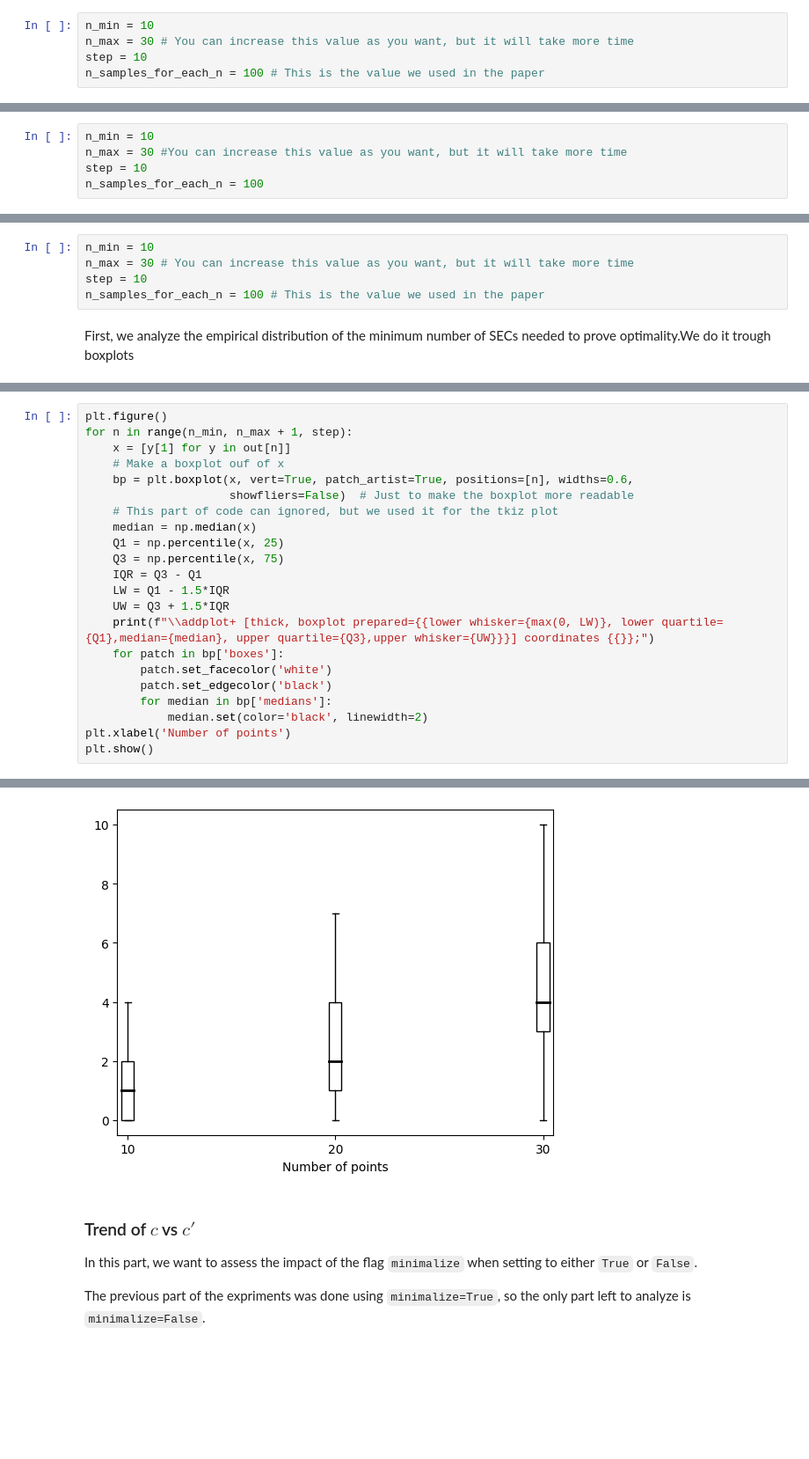
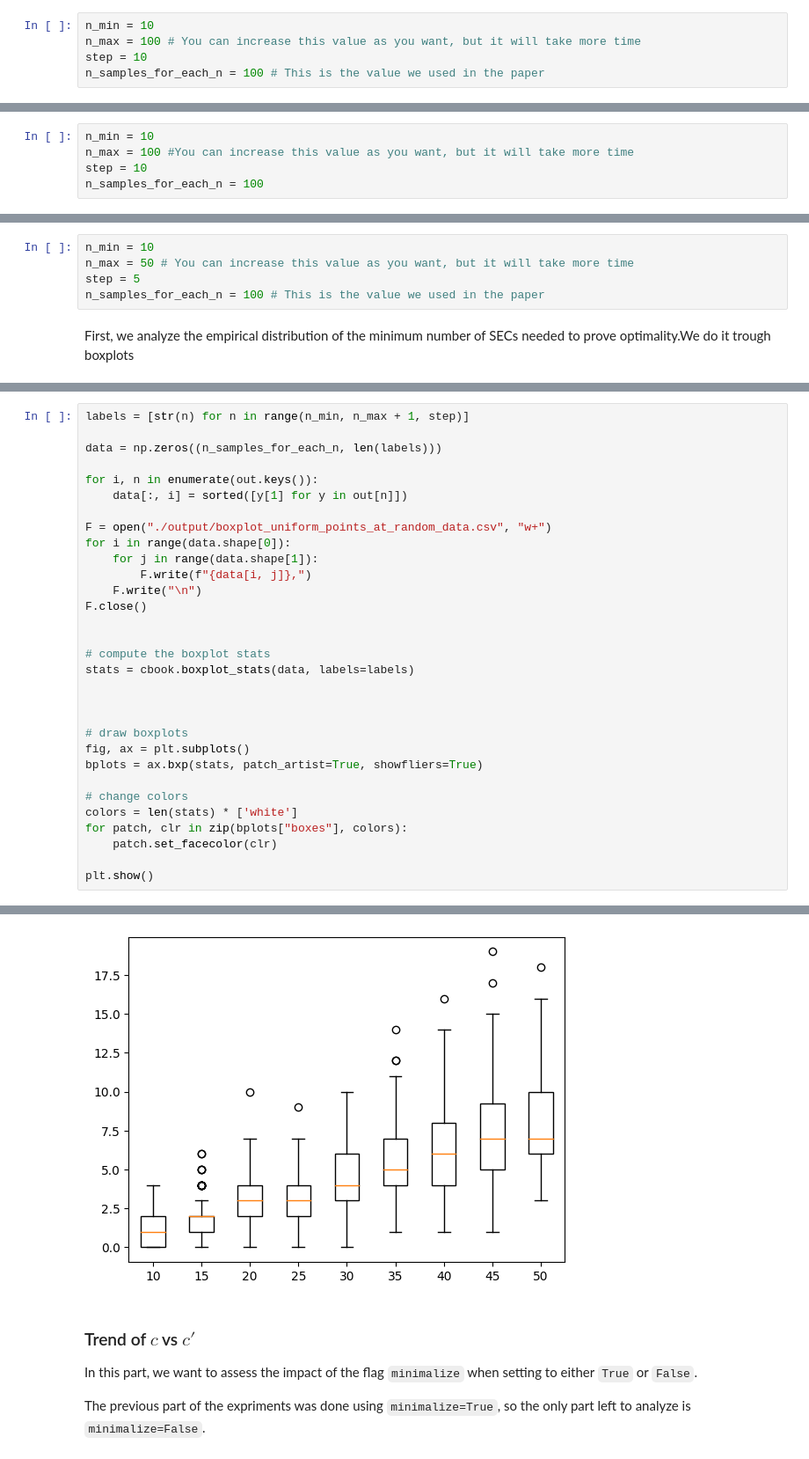
Before and after one commit to eleonoravercesi/complexity_DFJ_few_subtour, a Jupyter notebook: random.ipynb, the cells around one changed output, grey strips where cells are left out. Shown: that part at 88% size. Saved outputs shown, nothing was run; the diff lists cells and outputs as text; blank space fills up the shorter version.

Commit message:
Updating random with fliers

```diff
--- a/random.ipynb
+++ b/random.ipynb
@@ -19,7 +20,7 @@ from tqdm import tqdm
 ## Random instances where the costs are drawn at random from a uniform distribution
 # %%
 n_min = 10
-n_max = 30 # You can increase this value as you want, but it will take more time
+n_max = 100 # You can increase this value as you want, but it will take more time
 step = 10
 n_samples_for_each_n = 100 # This is the value we used in the paper
 # %%
@@ -116,7 +127,7 @@ plt.show()
 ## Random instances where the costs are drawn at random from an exponential distribution
 # %%
 n_min = 10
-n_max = 30 #You can increase this value as you want, but it will take more time
+n_max = 100 #You can increase this value as you want, but it will take more time
 step = 10
 n_samples_for_each_n = 100
 # %%
@@ -210,8 +227,8 @@ plt.show()
 In this case, run the `ialg` algorithm on bigger instances is much harder. Hence, we will analyze the distribution of the minimum number of SECs for smaller instances.
 # %%
 n_min = 10
-n_max = 30 # You can increase this value as you want, but it will take more time
-step = 10
+n_max = 50 # You can increase this value as you want, but it will take more time
+step = 5
 n_samples_for_each_n = 100 # This is the value we used in the paper
 # %% [markdown]
 First, we
@@ -248,23 +268,32 @@ for n in tqdm(range(n_min, n_max + 1, step)):
 # %%
-plt.figure()
-for n in range(n_min, n_max + 1, step):
-    x = [y[1] for y in out[n]]
-    # Make a boxplot ouf of x
-    bp = plt.boxplot(x, vert=True, patch_artist=True, positions=[n], widths=0.6,
-                     showfliers=False)  # Just to make the boxplot more readable
-    # This part of code can ignored, but we used it for the tkiz plot
-    median = np.median(x)
-    Q1 = np.percentile(x, 25)
-    Q3 = np.percentile(x, 75)
-    IQR = Q3 - Q1
-    LW = Q1 - 1.5*IQR
-    UW = Q3 + 1.5*IQR
-    print(f"\\addplot+ [thick, boxplot prepared={{lower whisker={max(0, LW)}, lower quartile={Q1},median={median}, upper quartile={Q3},upper whisker={UW}}}] coordinates {{}};")
-    for patch in bp['boxes']:
-        patch.set_facecolor('white')
-        patch.set_edgecolor('black')
-        for median in bp['medians']:
-            median.set(color='black', linewidth=2)
-plt.xlabel('Number of points')
+labels = [str(n) for n in range(n_min, n_max + 1, step)]
+
+data = np.zeros((n_samples_for_each_n, len(labels)))
+
+for i, n in enumerate(out.keys()):
+    data[:, i] = sorted([y[1] for y in out[n]])
+
+F = open("./output/boxplot_uniform_points_at_random_data.csv", "w+")
+for i in range(data.shape[0]):
+    for j in range(data.shape[1]):
+        F.write(f"{data[i, j]},")
+    F.write("\n")
+F.close()
+
+
+# compute the boxplot stats
+stats = cbook.boxplot_stats(data, labels=labels)
+
+
+
+# draw boxplots
+fig, ax = plt.subplots()
+bplots = ax.bxp(stats, patch_artist=True, showfliers=True)
+
+# change colors
+colors = len(stats) * ['white']
+for patch, clr in zip(bplots["boxes"], colors):
+    patch.set_facecolor(clr)
+
 plt.show()
 # %% [output]
@@ -274,4 +300,4 @@ plt.show()
-[figure, old version]
+[figure, new version]
 # %% [markdown]
 ### Trend of $c$ vs $c'$
 
```
Also changed, not shown: parts of 7 cells of this notebook, 1 other file.
